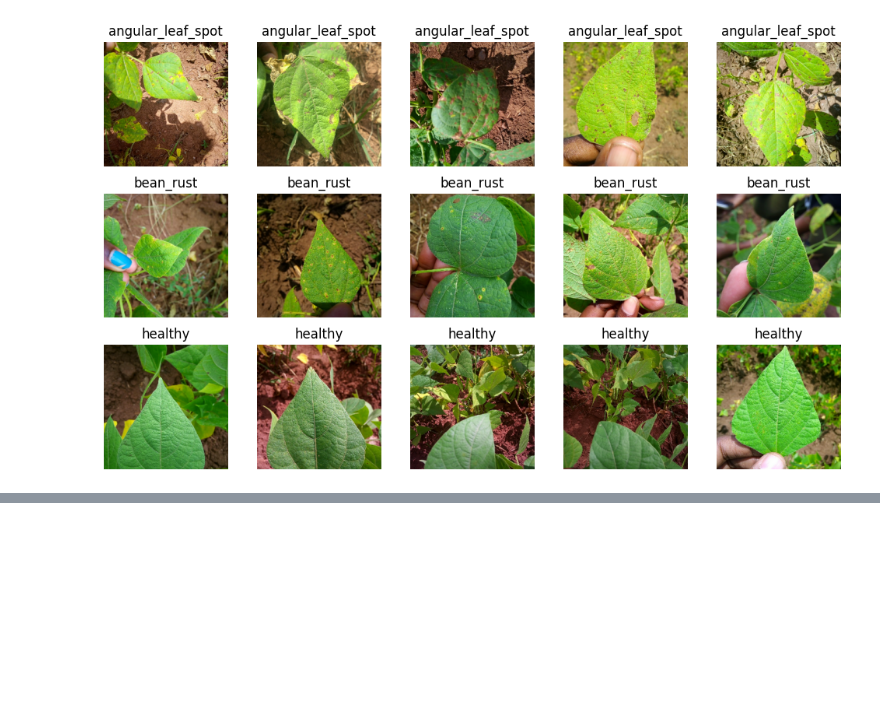
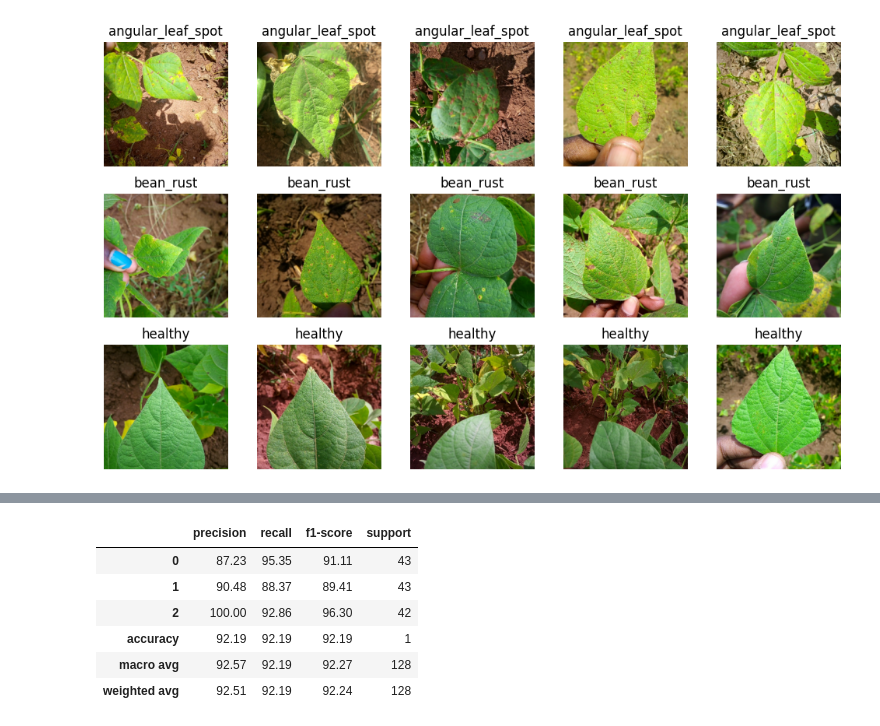
Before and after one commit to trizkynoviandy/bean-leaf-classification, a Jupyter notebook: bean_leaf_mobilenetv3.ipynb, the cells around one changed output, grey strips where cells are left out. Saved outputs shown, nothing was run; the diff lists cells and outputs as text; code cells hidden in the pictures; blank space fills up the shorter version.

```diff
--- a/bean_leaf_mobilenetv3.ipynb
+++ b/bean_leaf_mobilenetv3.ipynb
@@ -170,0 +169,15 @@ Accuracy: 0.906
+# %%
+report = classification_report(y_test_true, y_test_pred, digits=4, output_dict=True)
+class_report = pd.DataFrame(report).transpose()
+class_report.iloc[:, :3] = class_report.iloc[:, :3].applymap(lambda x: x * 100)
+class_report = class_report.style.format("{:.2f}", subset=pd.IndexSlice[:, ['precision', 'recall', 'f1-score']])\
+                              .format("{:.0f}", subset=pd.IndexSlice[:, ['support']])
+class_report
+# %% [output]
+|  | precision | recall | f1-score | support |
+| 0 | 87.23 | 95.35 | 91.11 | 43 |
+| 1 | 90.48 | 88.37 | 89.41 | 43 |
+| 2 | 100.00 | 92.86 | 96.30 | 42 |
+| accuracy | 92.19 | 92.19 | 92.19 | 1 |
+| macro avg | 92.57 | 92.19 | 92.27 | 128 |
+| weighted avg | 92.51 | 92.19 | 92.24 | 128 |
```
Also changed, not shown: parts of 12 cells of this notebook.
